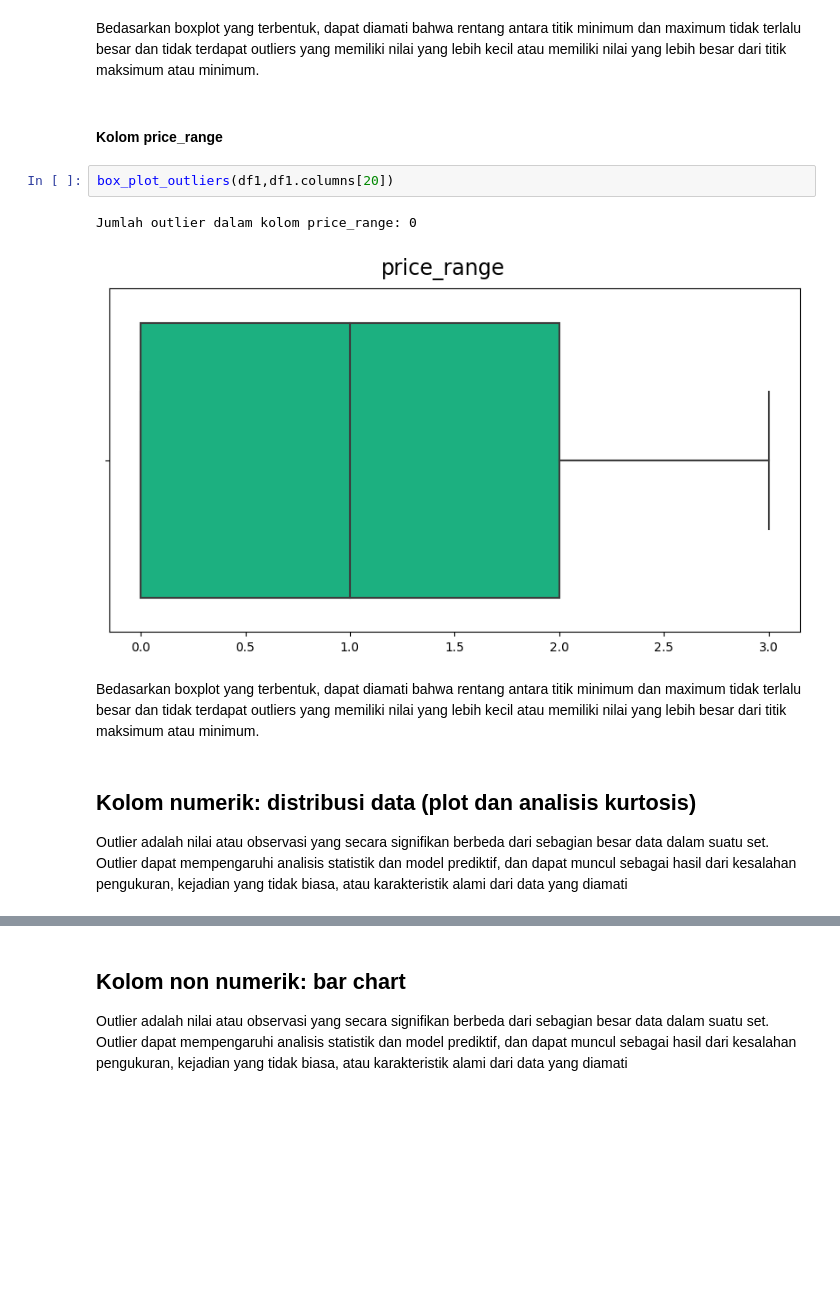
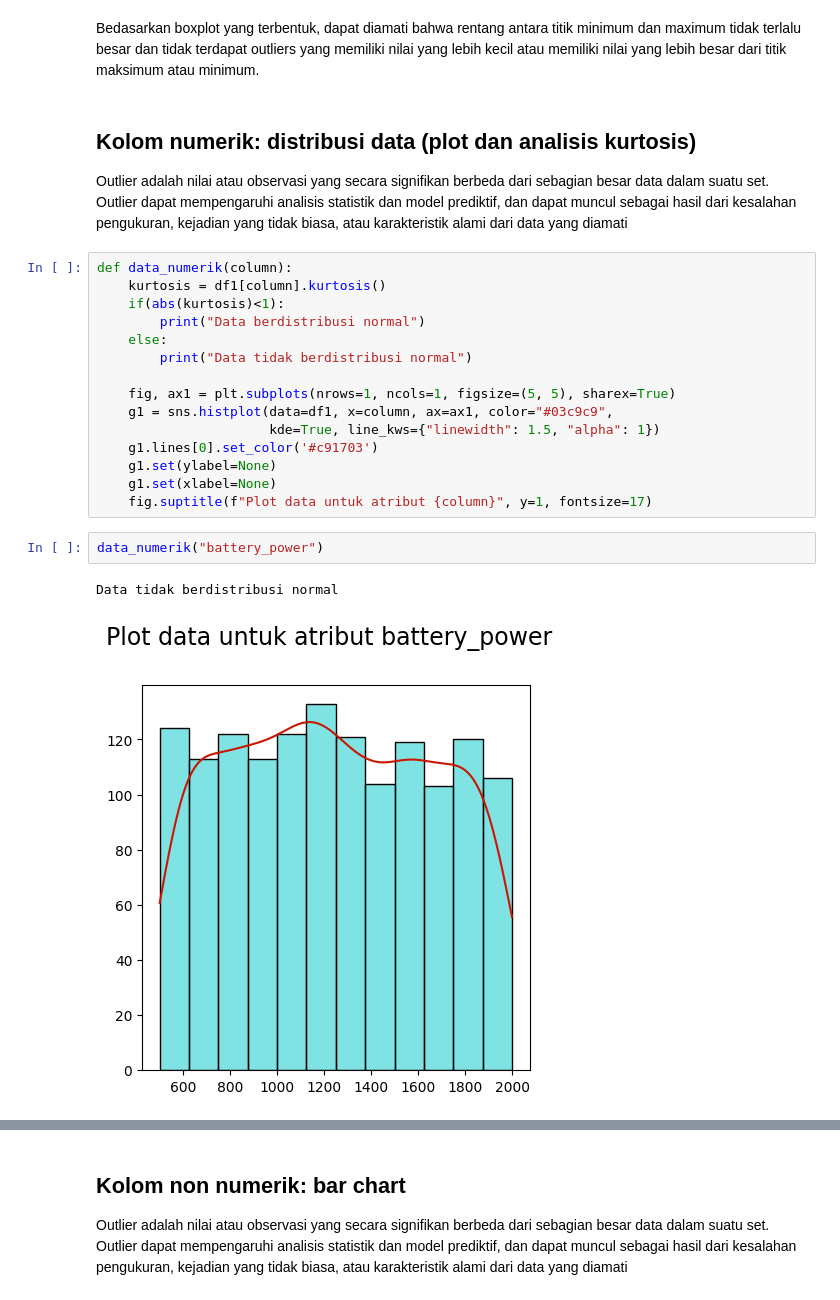
Before and after one commit to tarsn/Tucil2_AI_Dadatanal, a Jupyter notebook: Tucil2_AI_Dadatanal.ipynb, the cells around one changed output, grey strips where cells are left out. Saved outputs shown, nothing was run; the diff lists cells and outputs as text; blank space fills up the shorter version.

Commit message:
numerik non numerik

```diff
--- a/Tucil2_AI_Dadatanal.ipynb
+++ b/Tucil2_AI_Dadatanal.ipynb
@@ -311,14 +311,25 @@ Jumlah outlier dalam kolom talk_time: 0
 # %% [markdown]
 Bedasarkan boxplot yang terbentuk, dapat diamati bahwa rentang antara titik minimum dan maximum tidak terlalu besar dan tidak terdapat outliers yang memiliki nilai yang lebih kecil atau memiliki nilai yang lebih besar dari titik maksimum atau minimum.
-# %% [markdown]
-#### Kolom price_range
-# %%
-box_plot_outliers(df1,df1.columns[20])
-# %% [output]
-Jumlah outlier dalam kolom price_range: 0
-[figure, removed]
-# %% [markdown]
-Bedasarkan boxplot yang terbentuk, dapat diamati bahwa rentang antara titik minimum dan maximum tidak terlalu besar dan tidak terdapat outliers yang memiliki nilai yang lebih kecil atau memiliki nilai yang lebih besar dari titik maksimum atau minimum.
 # %% [markdown]
 ## Kolom numerik: distribusi data (plot dan analisis kurtosis)
 Outlier adalah nilai atau observasi yang secara signifikan berbeda dari sebagian besar data dalam suatu set. Outlier dapat mempengaruhi analisis statistik dan model prediktif, dan dapat muncul sebagai hasil dari kesalahan pengukuran, kejadian yang tidak biasa, atau karakteristik alami dari data yang diamati
+# %%
+def data_numerik(column):
+    kurtosis = df1[column].kurtosis()
+    if(abs(kurtosis)<1):
+        print("Data berdistribusi normal")
+    else:
+        print("Data tidak berdistribusi normal")
+
+    fig, ax1 = plt.subplots(nrows=1, ncols=1, figsize=(5, 5), sharex=True)
+    g1 = sns.histplot(data=df1, x=column, ax=ax1, color="#03c9c9",
+                      kde=True, line_kws={"linewidth": 1.5, "alpha": 1})
+    g1.lines[0].set_color('#c91703')
+    g1.set(ylabel=None)
+    g1.set(xlabel=None)
+    fig.suptitle(f"Plot data untuk atribut {column}", y=1, fontsize=17)
+# %%
+data_numerik("battery_power")
+# %% [output]
+Data tidak berdistribusi normal
+[figure, added]
```
Also changed, not shown: parts of 40 cells of this notebook.
